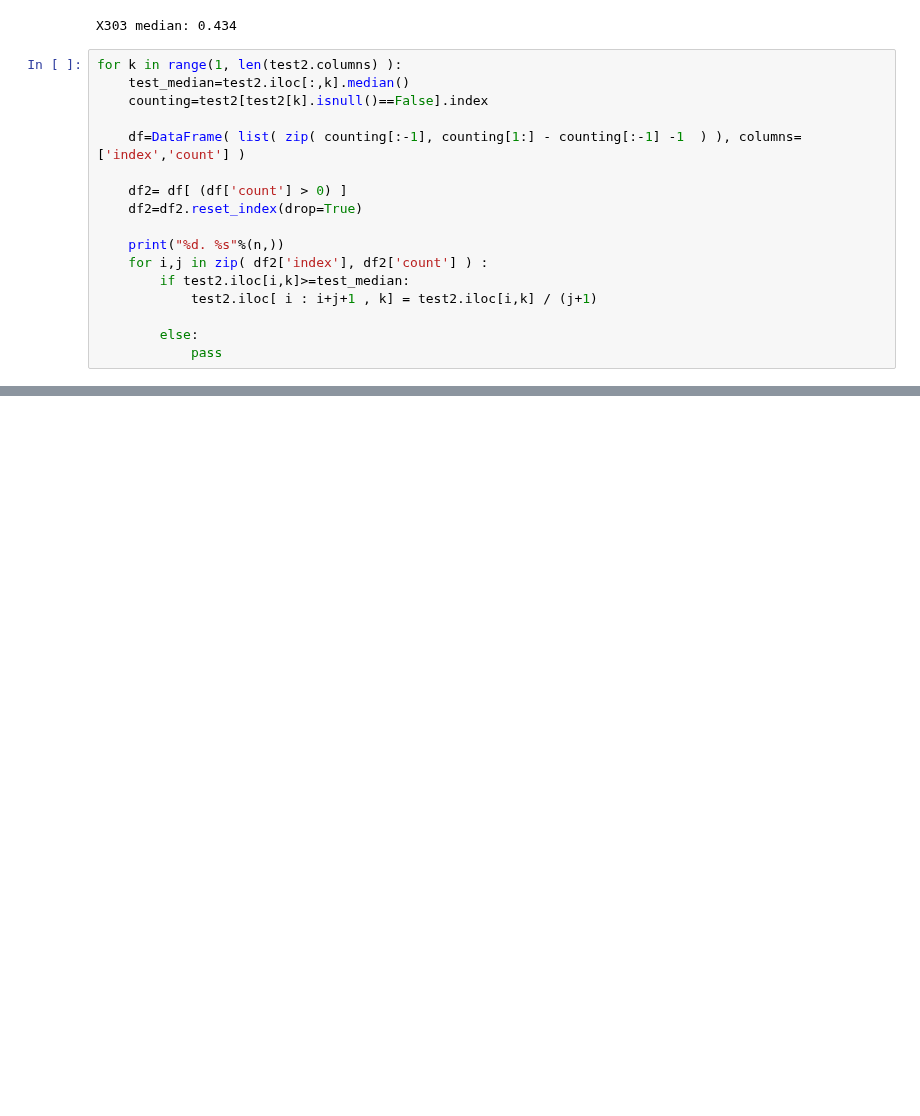
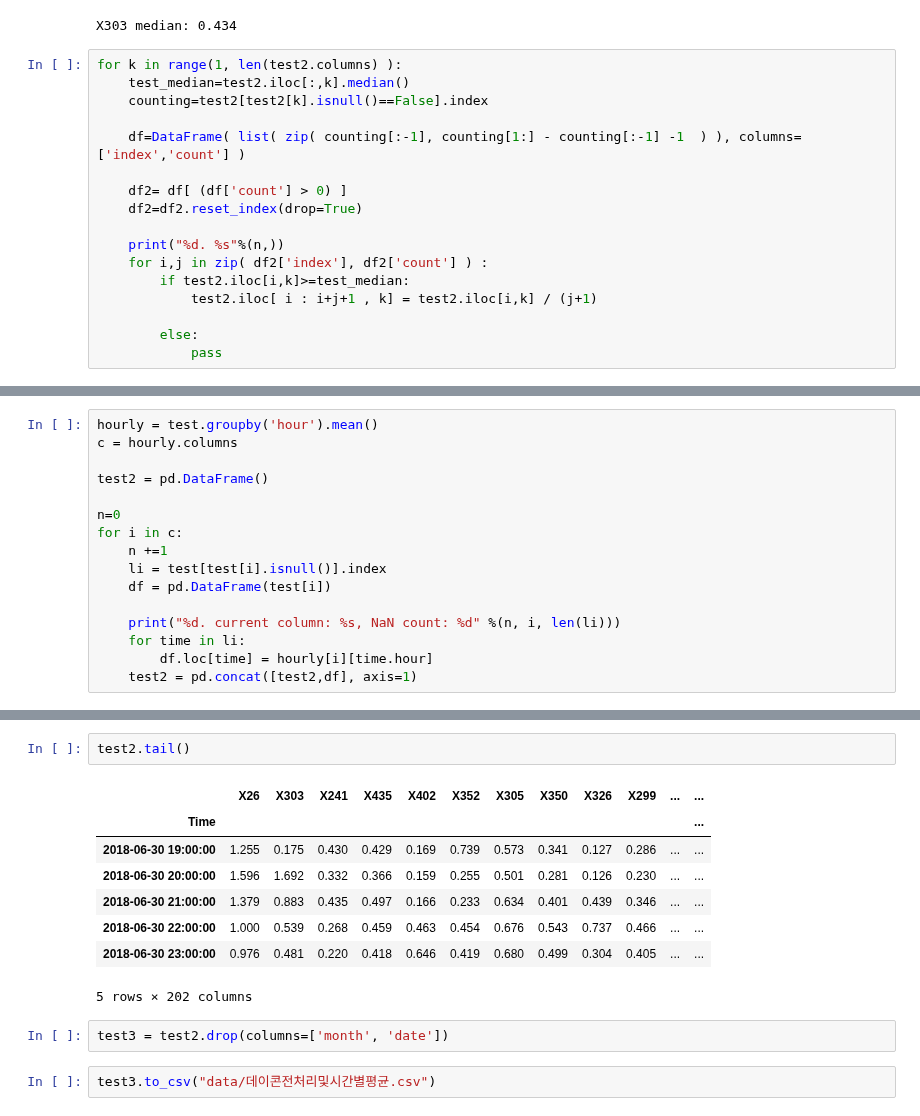
Before and after one commit to yagippi27/DACON_CONTEST_2019, a Jupyter notebook: SOOMIN/Untitled.ipynb, the cells around one changed output, grey strips where cells are left out. Cells and saved outputs as stored; diff of their text form; blank space fills up the shorter version.

```diff
--- a/SOOMIN/Untitled.ipynb
+++ b/SOOMIN/Untitled.ipynb
@@ -104,0 +148,16 @@ for k in range(1, len(test2.columns) ):
+# %%
+hourly = test.groupby('hour').mean()
+c = hourly.columns
+
+test2 = pd.DataFrame()
+
+n=0
+for i in c:
+    n +=1
+    li = test[test[i].isnull()].index
+    df = pd.DataFrame(test[i])
+
+    print("%d. current column: %s, NaN count: %d" %(n, i, len(li)))
+    for time in li:
+        df.loc[time] = hourly[i][time.hour]
+    test2 = pd.concat([test2,df], axis=1)
@@ -104,0 +182,15 @@ for k in range(1, len(test2.columns) ):
+# %%
+test2.tail()
+# %% [output]
+|  | X26 | X303 | X241 | X435 | X402 | X352 | X305 | X350 | X326 | X299 | ... | ... |
+| Time |  |  |  |  |  |  |  |  |  |  |  | ... |
+| 2018-06-30 19:00:00 | 1.255 | 0.175 | 0.430 | 0.429 | 0.169 | 0.739 | 0.573 | 0.341 | 0.127 | 0.286 | ... | ... |
+| 2018-06-30 20:00:00 | 1.596 | 1.692 | 0.332 | 0.366 | 0.159 | 0.255 | 0.501 | 0.281 | 0.126 | 0.230 | ... | ... |
+| 2018-06-30 21:00:00 | 1.379 | 0.883 | 0.435 | 0.497 | 0.166 | 0.233 | 0.634 | 0.401 | 0.439 | 0.346 | ... | ... |
+| 2018-06-30 22:00:00 | 1.000 | 0.539 | 0.268 | 0.459 | 0.463 | 0.454 | 0.676 | 0.543 | 0.737 | 0.466 | ... | ... |
+| 2018-06-30 23:00:00 | 0.976 | 0.481 | 0.220 | 0.418 | 0.646 | 0.419 | 0.680 | 0.499 | 0.304 | 0.405 | ... | ... |
+5 rows × 202 columns
+# %%
+test3 = test2.drop(columns=['month', 'date'])
+# %%
+test3.to_csv("data/데이콘전처리및시간별평균.csv")
```
Also changed, not shown: parts of 15 cells of this notebook, 4 other files.
